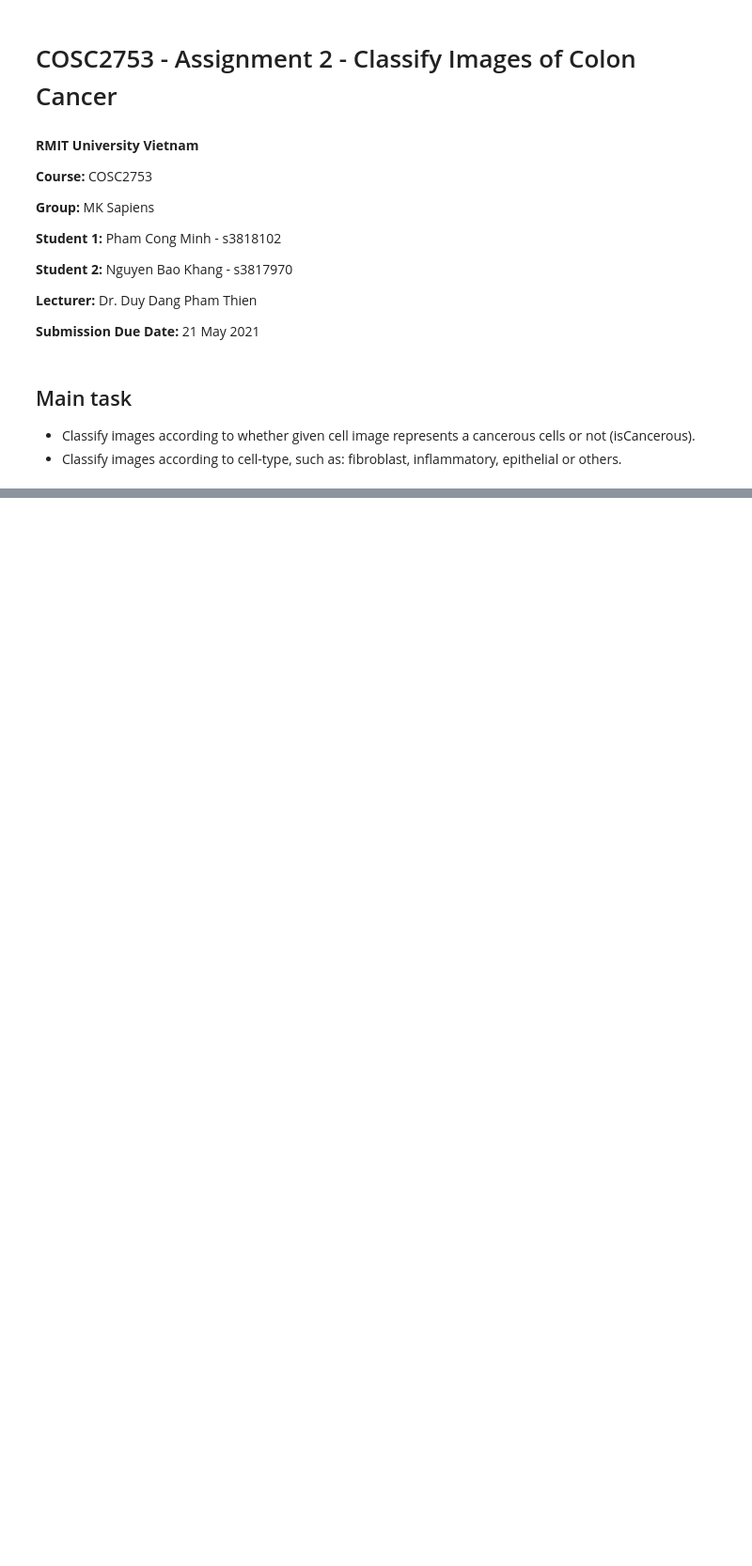
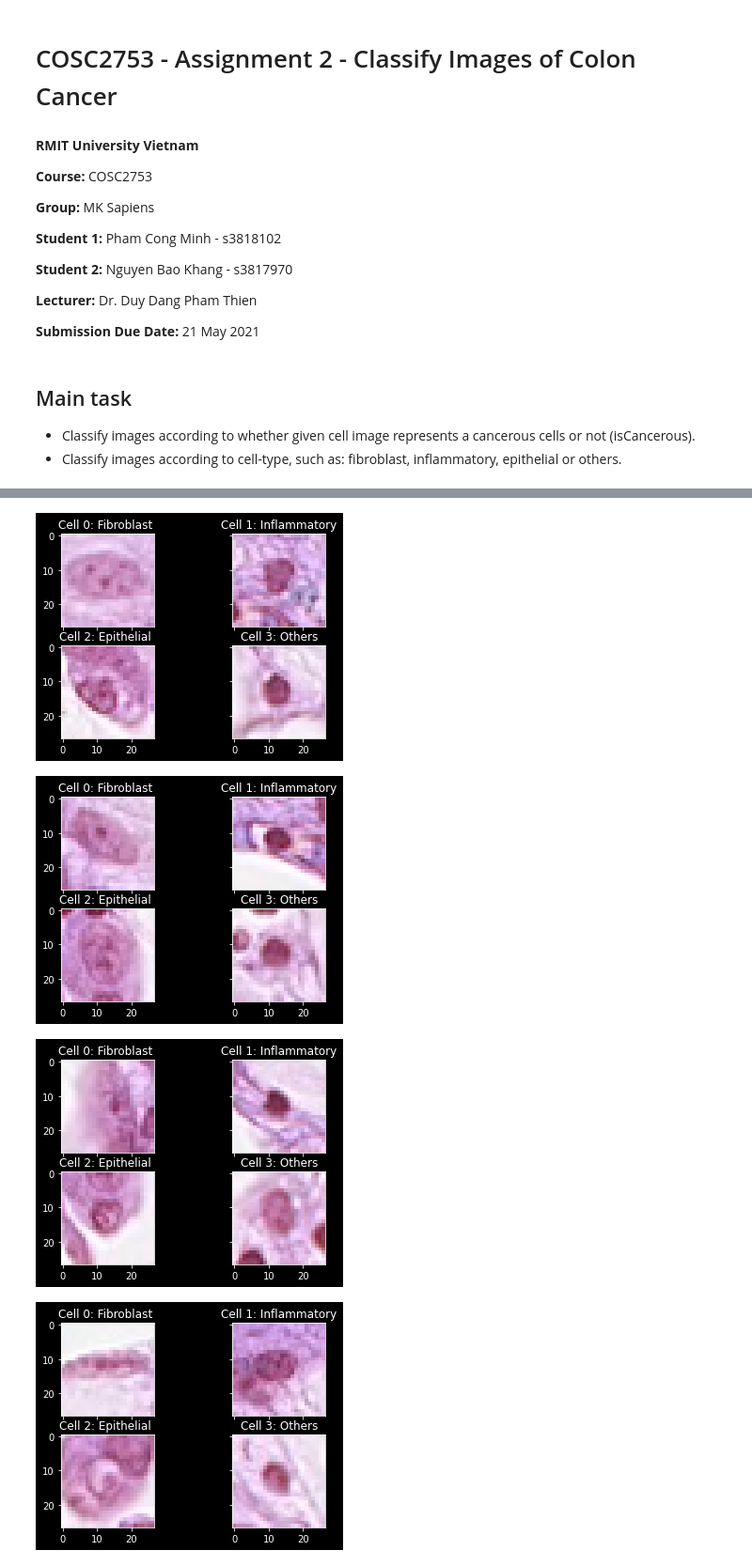
Before and after one commit to pcminh0505/ML, a Jupyter notebook: Asm/ASM2/COSC2753 - Assignment 2 - MK Sapiens.ipynb, the cells around one changed output, grey strips where cells are left out. Shown: that part at 94% size. Cells and saved outputs as stored; diff of their text form; code cells hidden in the pictures; blank space fills up the shorter version.

```diff
--- a/Asm/ASM2/COSC2753 - Assignment 2 - MK Sapiens.ipynb
+++ b/Asm/ASM2/COSC2753 - Assignment 2 - MK Sapiens.ipynb
@@ -45,0 +118,38 @@ print('Using Tensorflow version:', tf.__version__)
+# %%
+# CHANGE THE DIRECTORY IN YOUR LOCAL MACHINE
+directory = r"C:\Users\Dell\Documents\GitHub\ML\Asm\ASM2\patch_images"
+# %%
+# Plotting 4 cellType
+for i in range (4):
+    # Read image
+    cell_0 = cv2.imread(os.path.join(directory, cell0[i]))
+    cell_1 = cv2.imread(os.path.join(directory, cell1[i]))
+    cell_2 = cv2.imread(os.path.join(directory, cell2[i]))
+    cell_3 = cv2.imread(os.path.join(directory, cell3[i]))
+
+    # Create subplots
+    fig, ((ax0, ax1), (ax2, ax3)) = plt.subplots(2, 2)
+
+    # Draw cellType 0
+    ax0.title.set_text("Cell 0: Fibroblast ")
+    ax0.imshow(cell_0)
+
+    # Draw cellType 1
+    ax1.title.set_text("Cell 1: Inflammatory")
+    ax1.imshow(cell_1)
+
+    # Draw cellType 2
+    ax2.title.set_text("Cell 2: Epithelial ")
+    ax2.imshow(cell_2)
+
+    # Draw cellType 3
+    ax3.title.set_text("Cell 3: Others")
+    ax3.imshow(cell_3)
+
+    for ax in fig.get_axes():
+        ax.label_outer()
+# %% [output]
+[figure, added]
+[figure, added]
+[figure, added]
+[figure, added]
```
Also changed, not shown: parts of 30 cells of this notebook, 1 other file.
